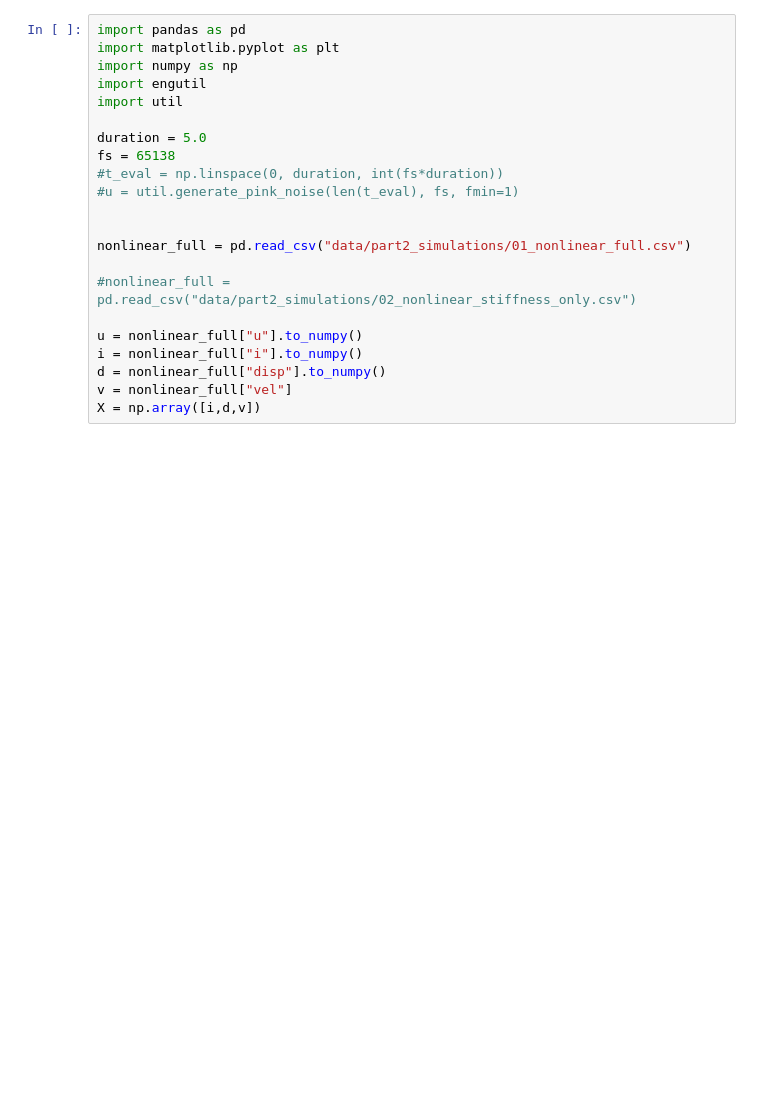
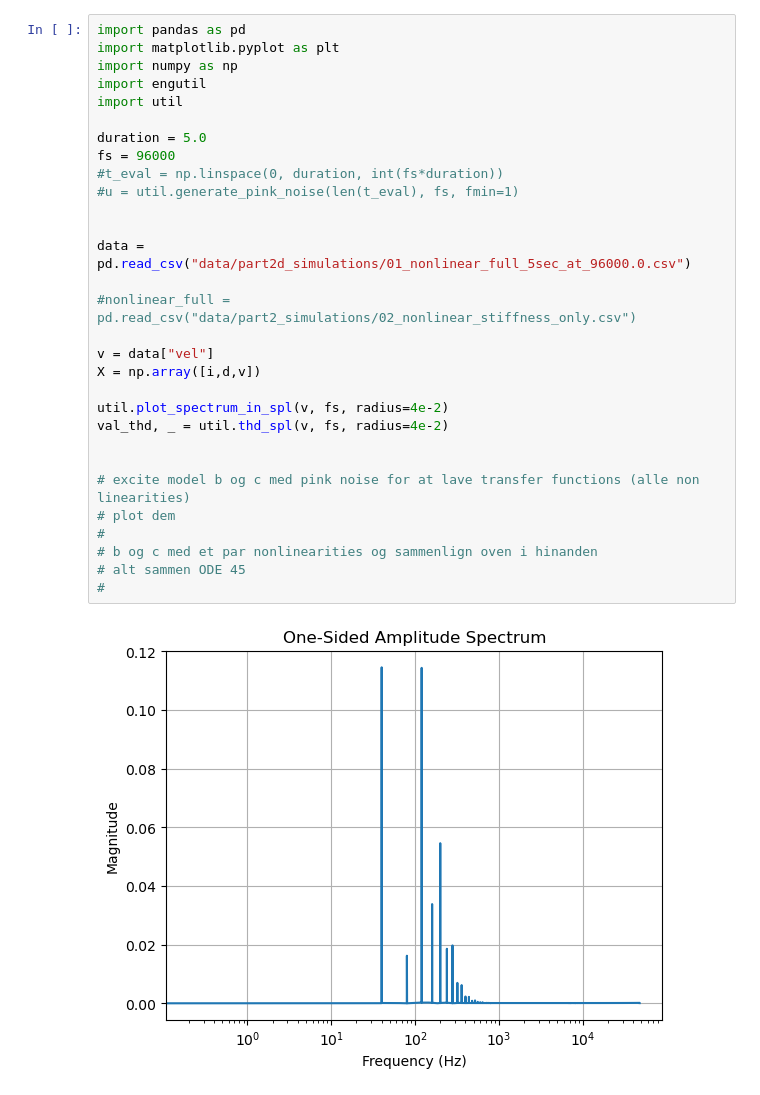
Before and after one commit to istlf/non-linear-transducers-project, a Jupyter notebook: Lab E - part 2 - plotting.ipynb, the cells around one changed output. Drawn from its saved outputs; the diff is of its cells as text; blank space fills up the shorter version.

```diff
--- a/Lab E - part 2 - plotting.ipynb
+++ b/Lab E - part 2 - plotting.ipynb
@@ -1,25 +1,35 @@
 # %%
 import pandas as pd
 import matplotlib.pyplot as plt
 import numpy as np
 import engutil
 import util
 
 duration = 5.0
-fs = 65138
+fs = 96000
 #t_eval = np.linspace(0, duration, int(fs*duration))
 #u = util.generate_pink_noise(len(t_eval), fs, fmin=1)
 
 
-nonlinear_full = pd.read_csv("data/part2_simulations/01_nonlinear_full.csv")
+data = pd.read_csv("data/part2d_simulations/01_nonlinear_full_5sec_at_96000.0.csv")
 
 #nonlinear_full = pd.read_csv("data/part2_simulations/02_nonlinear_stiffness_only.csv")
 
-u = nonlinear_full["u"].to_numpy()
-i = nonlinear_full["i"].to_numpy()
-d = nonlinear_full["disp"].to_numpy()
-v = nonlinear_full["vel"]
+v = data["vel"]
 X = np.array([i,d,v])
+
+util.plot_spectrum_in_spl(v, fs, radius=4e-2)
+val_thd, _ = util.thd_spl(v, fs, radius=4e-2)
+
+
+# excite model b og c med pink noise for at lave transfer functions (alle non linearities)
+# plot dem
+#
+# b og c med et par nonlinearities og sammenlign oven i hinanden
+# alt sammen ODE 45
+#
+# %% [output]
+[figure, added]
 # %%
 
 G_iu, G_du, G_vu, f = util.welchie(u, X, fs)
```
Also changed, not shown: parts of 1 cell of this notebook, 6 other files.
